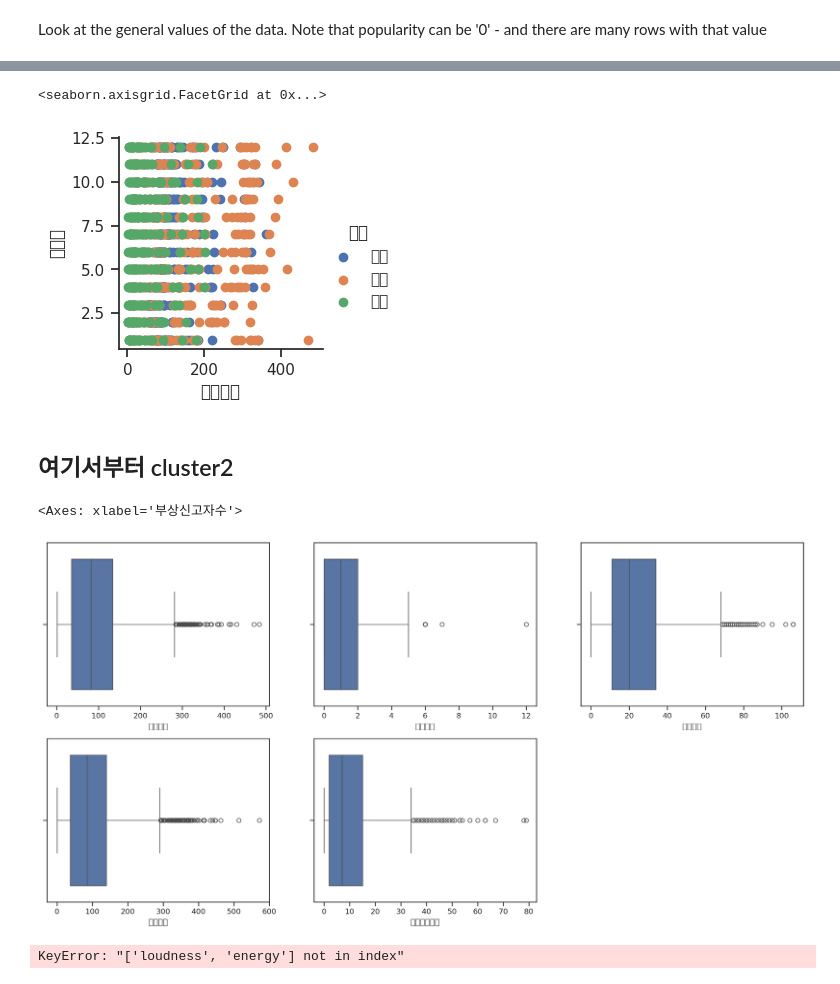
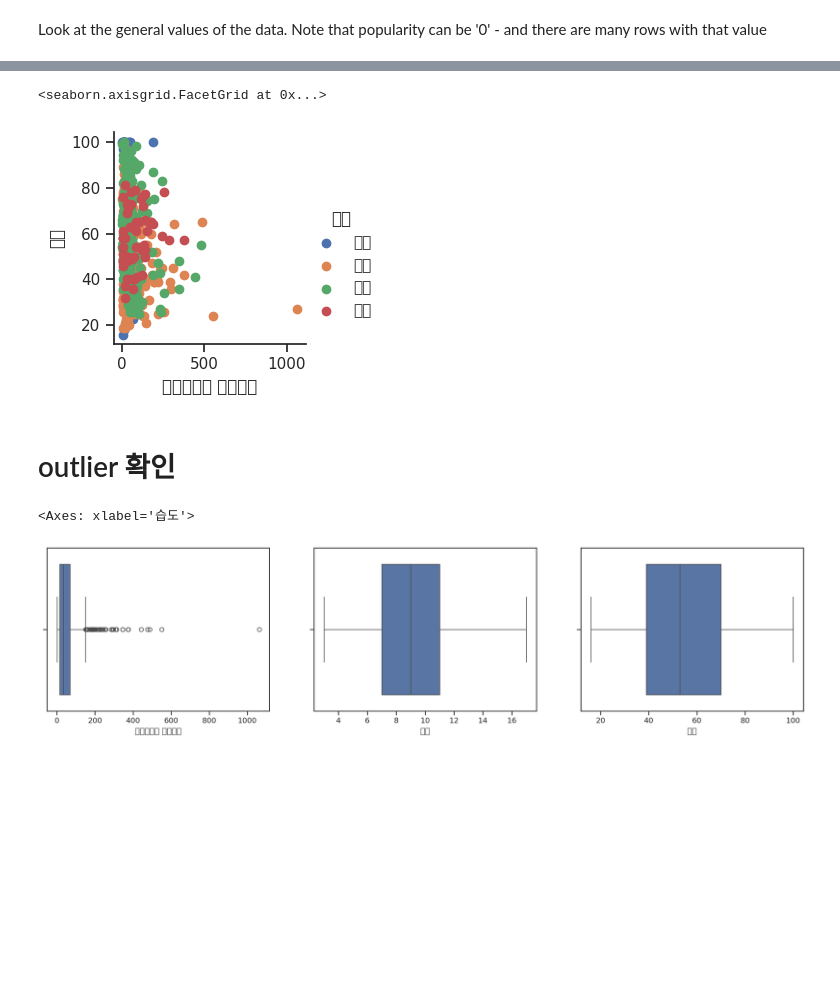
Before and after one commit to Konkuk-Univ-Glocal-Campus/ml202401-midterm-SyouSB, a Jupyter notebook: ml_midterm.ipynb, the cells around one changed output, grey strips where cells are left out. Saved outputs shown, nothing was run; the diff lists cells and outputs as text; code cells hidden in the pictures; blank space fills up the shorter version.

```diff
--- a/ml_midterm.ipynb
+++ b/ml_midterm.ipynb
@@ -38,7 +40,8 @@ import pandas as pd
 # Load up a dataframe with some data about the songs.
 
 # df = pd.read_csv("./도로교통공단_시군구별 월별 교통사고 통계_20221231.csv")
-# df = pd.read_csv("./한국환경공단_도로 재비산먼지 측정 정보_20240331.csv")
-df = pd.read_csv("서울교통공사_지하철혼잡도정보_20230331.csv")
+df = pd.read_csv("./한국환경공단_도로 재비산먼지 측정 정보_20240331.csv")
+# df = pd.read_csv("서울교통공사_지하철혼잡도정보_20230331.csv")
+# df = pd.read_csv("한국수자원공사_지하수이용정보_지역별_20231231.csv")
 df.head()
 # %% [output]
@@ -72,0 +78,4 @@ memory usage: 577.0+ KB
+# %%
+# 9시 이후의 데이터 삭제
+df = df[["측정일자","측정시간","지역명","지역", "기온","습도","재비산먼지 평균농도"]]
+df.head()
@@ -130,7 +128,7 @@ Text(0.5, 1.0, 'Top genres')
 # %%
-# df = df[(df['시도'] == '서울') | (df['시도'] == '경기') | (df['시도'] == '경북')]
-# df = df[(df['사고건수'] > 0)]
-# top = df['시도'].value_counts()
+df = df[(df['지역'] == '경기') | (df['지역'] == '인천') | (df['지역'] == '충남') | (df['지역'] == '서울')]
+df = df[(df['재비산먼지 평균농도'] > 0)]
+top = df['지역'].value_counts()
 
 # df = df[(df['지역'] == '서울') | (df['지역'] == '경기') | (df['지역'] == '경북')]
 # df = df[(df['재비산먼지 평균농도'] > 0)]
@@ -175,48 +179,41 @@ g = sns.jointplot(
 # %%
-sns.FacetGrid(df, hue="시도") \
-   .map(plt.scatter, "사고건수", "발생월") \
+sns.FacetGrid(df, hue="지역") \
+   .map(plt.scatter, "재비산먼지 평균농도", "습도") \
    .add_legend()
 # %% [output]
 <seaborn.axisgrid.FacetGrid at 0x...>
-[figure, old version]
+[figure, new version]
-# %% [markdown]
-## 여기서부터 cluster2
+# %% [markdown]
+# outlier 확인
 # %%
 plt.figure(figsize=(20,20), dpi=200)
 
 plt.subplot(4,3,1)
-sns.boxplot(x = '사고건수', data = df)
+sns.boxplot(x = '재비산먼지 평균농도', data = df)
 
 plt.subplot(4,3,2)
-sns.boxplot(x = '사망자수', data = df)
+sns.boxplot(x = '기온', data = df)
 
 plt.subplot(4,3,3)
-sns.boxplot(x = '중상자수', data = df)
-
-plt.subplot(4,3,4)
-sns.boxplot(x = '경상자수', data = df)
-
-plt.subplot(4,3,5)
-sns.boxplot(x = '부상신고자수', data = df)
+sns.boxplot(x = '습도', data = df)
 # %% [output]
-<Axes: xlabel='부상신고자수'>
+<Axes: xlabel='습도'>
-[figure, old version]
+[figure, new version]
 # %%
 # choose which columns you will use for your clustering exercise. Pick ones with similar ranges and encode the artist_top_genre column as numeric data:
+# 시도,시군구,생활용_개소수,생활용_이용량,공업용_개소수,공업용_이용량,농업용_개소수,농업용_이용량,기타용_개소수,기타용_이용량
 
 from sklearn.preprocessing import LabelEncoder, StandardScaler
 le = LabelEncoder()
 
 # scaler = StandardScaler()
 
-X = df.loc[:, ('시도','사고건수','발생월','사망자수','loudness','energy')]
+X = df.loc[:, ('지역','재비산먼지 평균농도','기온','습도')]
 
-y = df['artist_top_genre']
+y = df['지역']
 
-X['artist_top_genre'] = le.fit_transform(X['artist_top_genre'])
+X['지역'] = le.fit_transform(X['지역'])
 
 # X = scaler.fit_transform(X)
 
 y = le.transform(y)
-# %% [output]
-KeyError: "['loudness', 'energy'] not in index"
```
Also changed, not shown: parts of 18 cells of this notebook.
